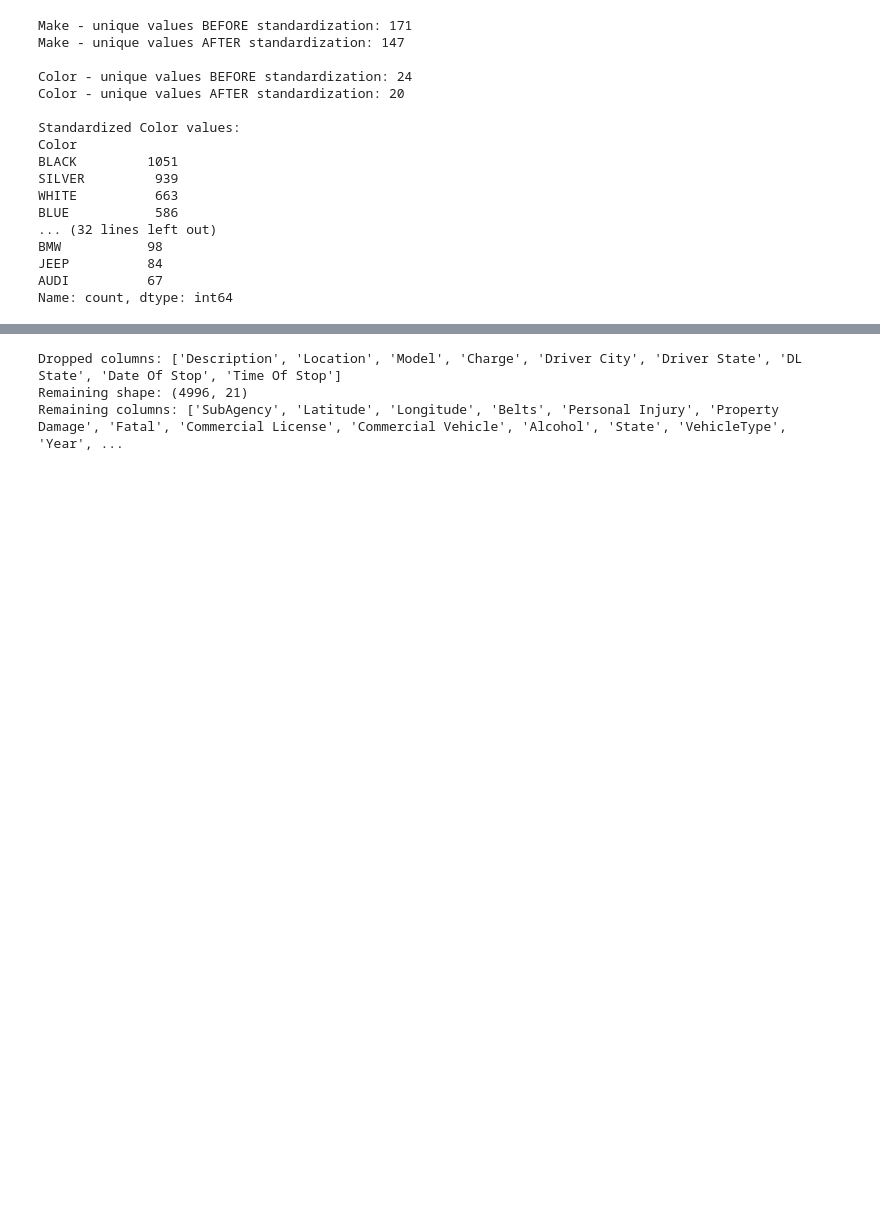
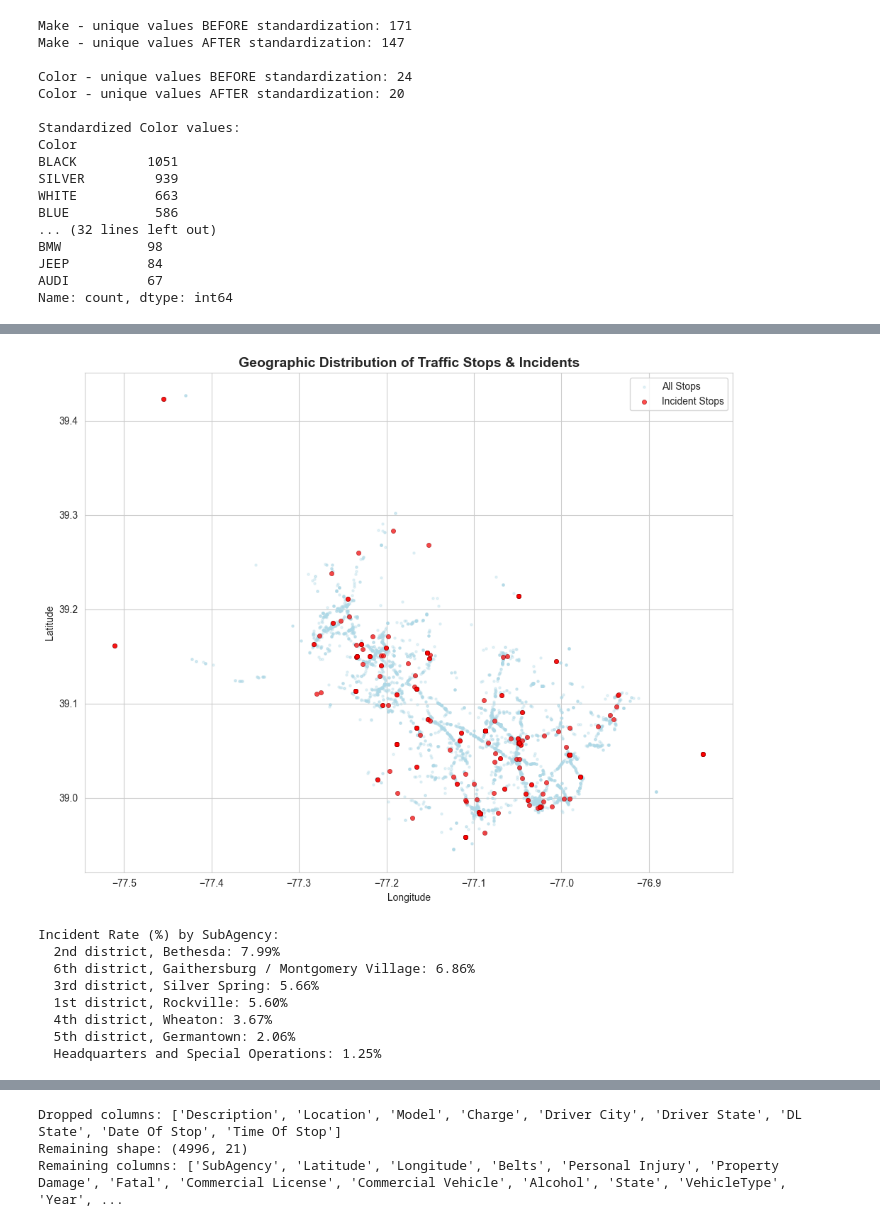
Before and after one commit to avoithic-aiesh/Traffic_Violations, a Jupyter notebook: Violations.ipynb, the cells around one changed output, grey strips where cells are left out. Drawn from its saved outputs; the diff is of its cells as text; code cells hidden in the pictures; blank space fills up the shorter version.

```diff
--- a/Violations.ipynb
+++ b/Violations.ipynb
@@ -598,0 +782,36 @@ Name: count, dtype: int64
+# %%
+# --- 3.2.3: Map Plot — Incident Density by Location ---
+fig, ax = plt.subplots(figsize=(10, 8))
+
+# Plot all stops as light dots
+valid_coords = df_eda.dropna(subset=['Latitude', 'Longitude'])
+ax.scatter(valid_coords['Longitude'], valid_coords['Latitude'],
+           c='lightblue', alpha=0.3, s=5, label='All Stops')
+
+# Overlay incident stops in red
+incidents = valid_coords[valid_coords['Incident_Flag'] == 1]
+ax.scatter(incidents['Longitude'], incidents['Latitude'],
+           c='red', alpha=0.7, s=20, label='Incident Stops', edgecolors='darkred', linewidth=0.5)
+
+ax.set_title('Geographic Distribution of Traffic Stops & Incidents', fontsize=14, fontweight='bold')
+ax.set_xlabel('Longitude')
+ax.set_ylabel('Latitude')
+ax.legend(fontsize=10)
+plt.tight_layout()
+plt.show()
+
+# --- Incident rate by SubAgency ---
+incident_by_sub = df_eda.groupby('SubAgency')['Incident_Flag'].mean().sort_values(ascending=False) * 100
+print("\nIncident Rate (%) by SubAgency:")
+for sub, rate in incident_by_sub.items():
+    print(f"  {sub}: {rate:.2f}%")
+# %% [output]
+[figure, added]
+Incident Rate (%) by SubAgency:
+  2nd district, Bethesda: 7.99%
+  6th district, Gaithersburg / Montgomery Village: 6.86%
+  3rd district, Silver Spring: 5.66%
+  1st district, Rockville: 5.60%
+  4th district, Wheaton: 3.67%
+  5th district, Germantown: 2.06%
+  Headquarters and Special Operations: 1.25%
```
Also changed, not shown: parts of 93 cells of this notebook.
